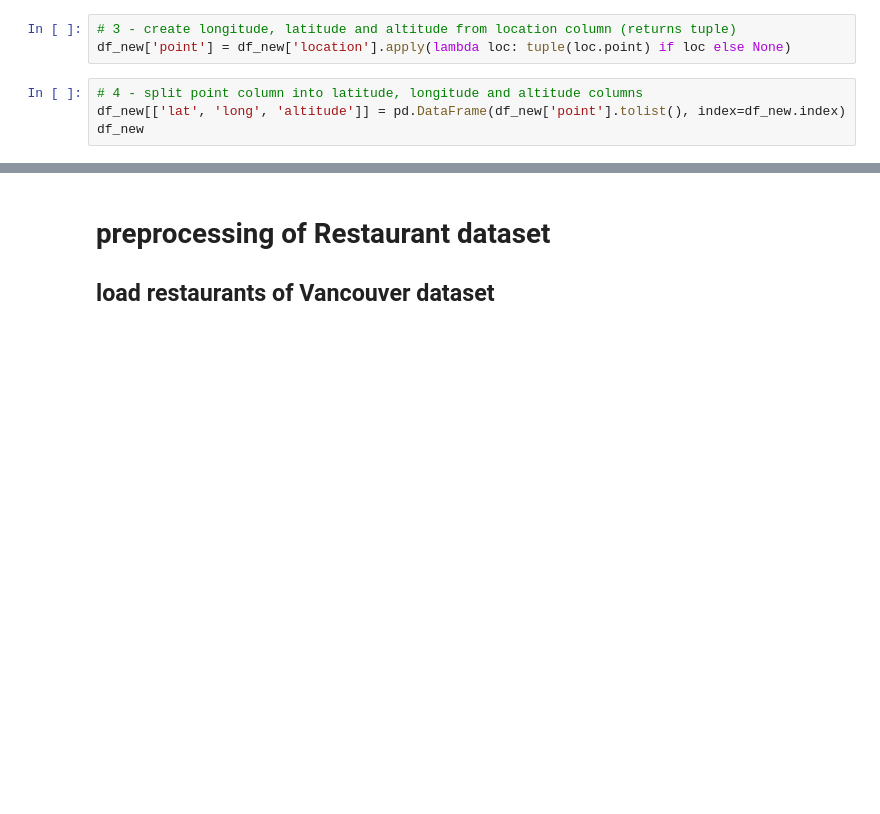
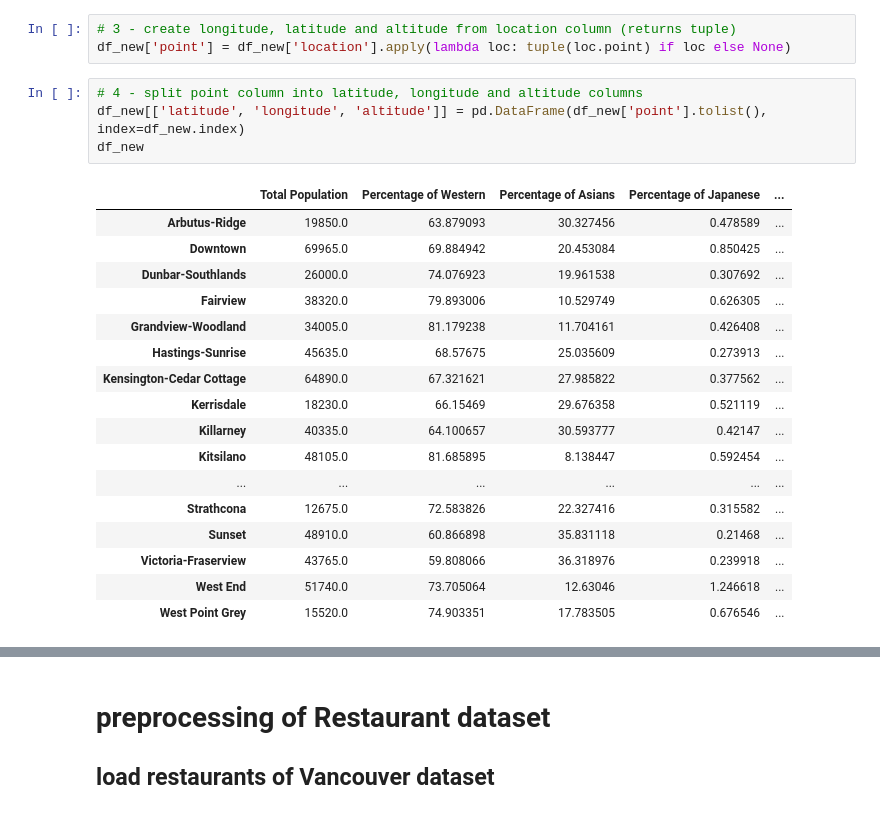
Before and after one commit to leanohl/BA_ClusteringofRestaurants, a Jupyter notebook: clusteringVancouver.ipynb, the cells around one changed output, grey strips where cells are left out. Cells and saved outputs as stored; diff of their text form; blank space fills up the shorter version.

```diff
--- a/clusteringVancouver.ipynb
+++ b/clusteringVancouver.ipynb
@@ -109,8 +251,26 @@ df_new['location'] = df_new['Neighbourhood'].apply(geocode)
 df_new['point'] = df_new['location'].apply(lambda loc: tuple(loc.point) if loc else None)
 # %%
 # 4 - split point column into latitude, longitude and altitude columns
-df_new[['lat', 'long', 'altitude']] = pd.DataFrame(df_new['point'].tolist(), index=df_new.index)
+df_new[['latitude', 'longitude', 'altitude']] = pd.DataFrame(df_new['point'].tolist(), index=df_new.index)
 df_new
+# %% [output]
+|  | Total Population | Percentage of Western | Percentage of Asians | Percentage of Japanese | ... |
+| Arbutus-Ridge | 19850.0 | 63.879093 | 30.327456 | 0.478589 | ... |
+| Downtown | 69965.0 | 69.884942 | 20.453084 | 0.850425 | ... |
+| Dunbar-Southlands | 26000.0 | 74.076923 | 19.961538 | 0.307692 | ... |
+| Fairview | 38320.0 | 79.893006 | 10.529749 | 0.626305 | ... |
+| Grandview-Woodland | 34005.0 | 81.179238 | 11.704161 | 0.426408 | ... |
+| Hastings-Sunrise | 45635.0 | 68.57675 | 25.035609 | 0.273913 | ... |
+| Kensington-Cedar Cottage | 64890.0 | 67.321621 | 27.985822 | 0.377562 | ... |
+| Kerrisdale | 18230.0 | 66.15469 | 29.676358 | 0.521119 | ... |
+| Killarney | 40335.0 | 64.100657 | 30.593777 | 0.42147 | ... |
+| Kitsilano | 48105.0 | 81.685895 | 8.138447 | 0.592454 | ... |
+| ... | ... | ... | ... | ... | ... |
+| Strathcona | 12675.0 | 72.583826 | 22.327416 | 0.315582 | ... |
+| Sunset | 48910.0 | 60.866898 | 35.831118 | 0.21468 | ... |
+| Victoria-Fraserview | 43765.0 | 59.808066 | 36.318976 | 0.239918 | ... |
+| West End | 51740.0 | 73.705064 | 12.63046 | 1.246618 | ... |
+| West Point Grey | 15520.0 | 74.903351 | 17.783505 | 0.676546 | ... |
 # %%
 # Folium mapping
 import folium
```
Also changed, not shown: parts of 53 cells of this notebook, 1 other file.
